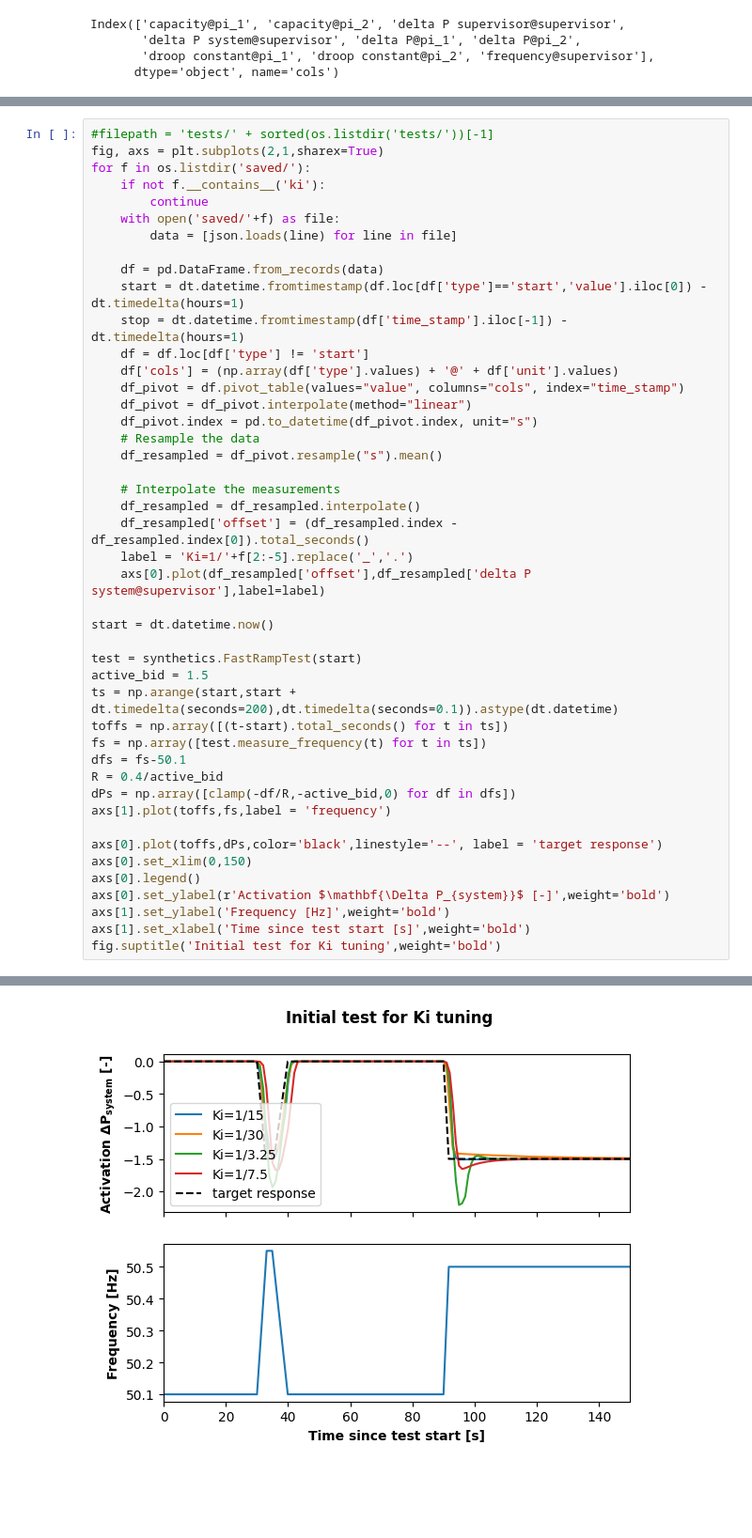
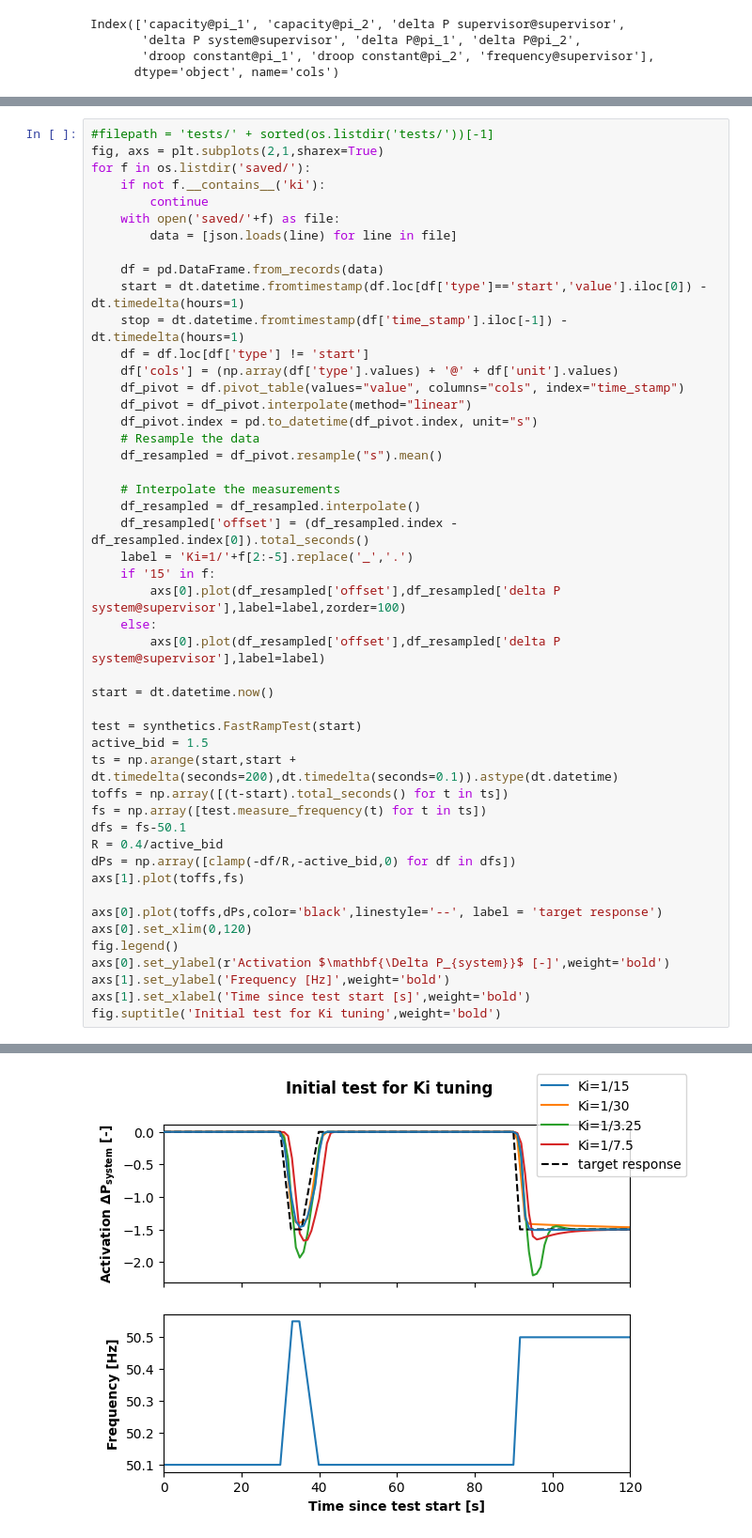
Before and after one commit to MortenHay/Bachelor, a Jupyter notebook: miscplotting.ipynb, the cells around one changed output, grey strips where cells are left out. Shown at 94% size. Cells and saved outputs as stored; diff of their text form; blank space fills up the shorter version.

```diff
--- a/miscplotting.ipynb
+++ b/miscplotting.ipynb
@@ -117,36 +117,39 @@ for f in os.listdir('saved/'):
     df['cols'] = (np.array(df['type'].values) + '@' + df['unit'].values)
     df_pivot = df.pivot_table(values="value", columns="cols", index="time_stamp")
     df_pivot = df_pivot.interpolate(method="linear")
     df_pivot.index = pd.to_datetime(df_pivot.index, unit="s")
     # Resample the data
     df_resampled = df_pivot.resample("s").mean()
 
     # Interpolate the measurements
     df_resampled = df_resampled.interpolate()
     df_resampled['offset'] = (df_resampled.index - df_resampled.index[0]).total_seconds()
     label = 'Ki=1/'+f[2:-5].replace('_','.')
-    axs[0].plot(df_resampled['offset'],df_resampled['delta P system@supervisor'],label=label)
+    if '15' in f:
+        axs[0].plot(df_resampled['offset'],df_resampled['delta P system@supervisor'],label=label,zorder=100)
+    else:
+        axs[0].plot(df_resampled['offset'],df_resampled['delta P system@supervisor'],label=label)
 
 start = dt.datetime.now()
 
 test = synthetics.FastRampTest(start)
 active_bid = 1.5
 ts = np.arange(start,start + dt.timedelta(seconds=200),dt.timedelta(seconds=0.1)).astype(dt.datetime)
 toffs = np.array([(t-start).total_seconds() for t in ts])
 fs = np.array([test.measure_frequency(t) for t in ts])
 dfs = fs-50.1
 R = 0.4/active_bid
 dPs = np.array([clamp(-df/R,-active_bid,0) for df in dfs])
-axs[1].plot(toffs,fs,label = 'frequency')
+axs[1].plot(toffs,fs)
 
 axs[0].plot(toffs,dPs,color='black',linestyle='--', label = 'target response')
-axs[0].set_xlim(0,150)
-axs[0].legend()
+axs[0].set_xlim(0,120)
+fig.legend()
 axs[0].set_ylabel(r'Activation $\mathbf{\Delta P_{system}}$ [-]',weight='bold')
 axs[1].set_ylabel('Frequency [Hz]',weight='bold')
 axs[1].set_xlabel('Time since test start [s]',weight='bold')
 fig.suptitle('Initial test for Ki tuning',weight='bold')
 # %% [output]
 Text(0.5, 0.98, 'Initial test for Ki tuning')
-[figure, old version]
+[figure, new version]
 # %%
```
Also changed, not shown: parts of 4 cells of this notebook, 1 other file.
